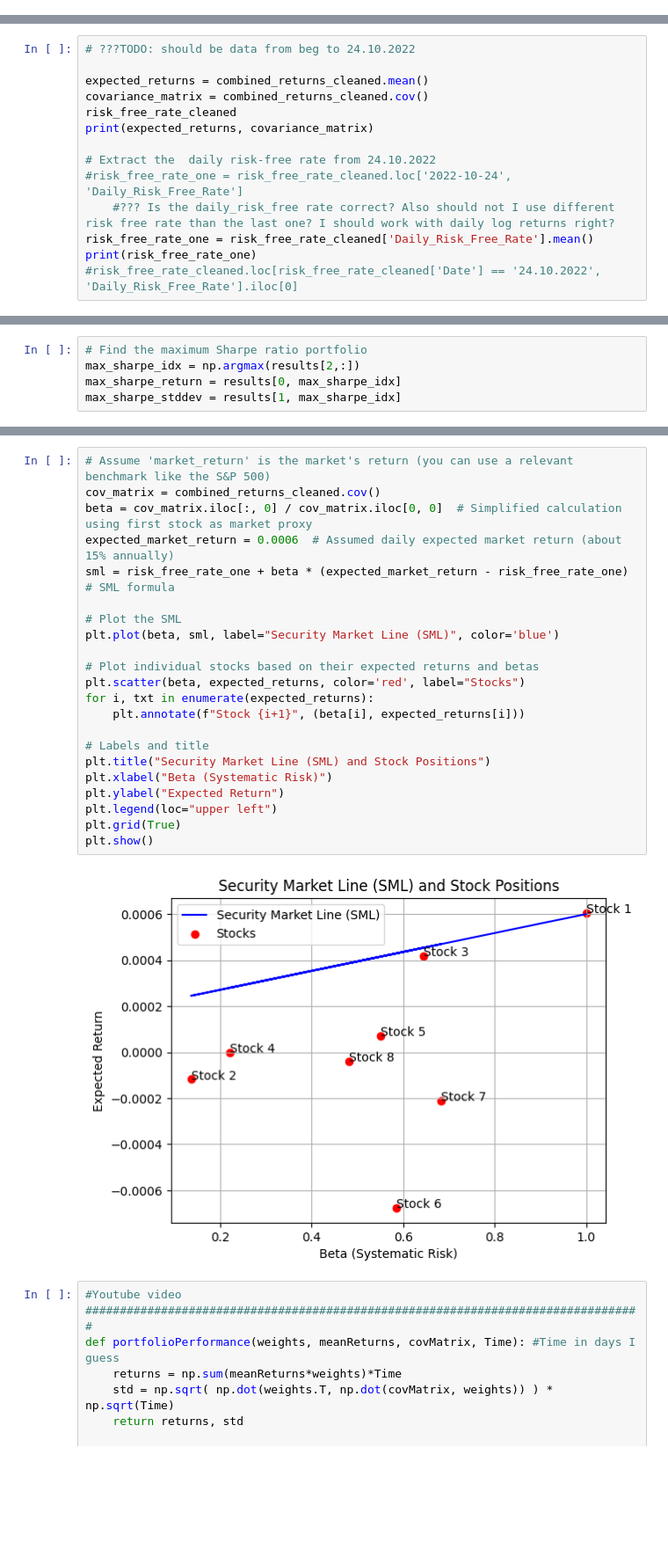
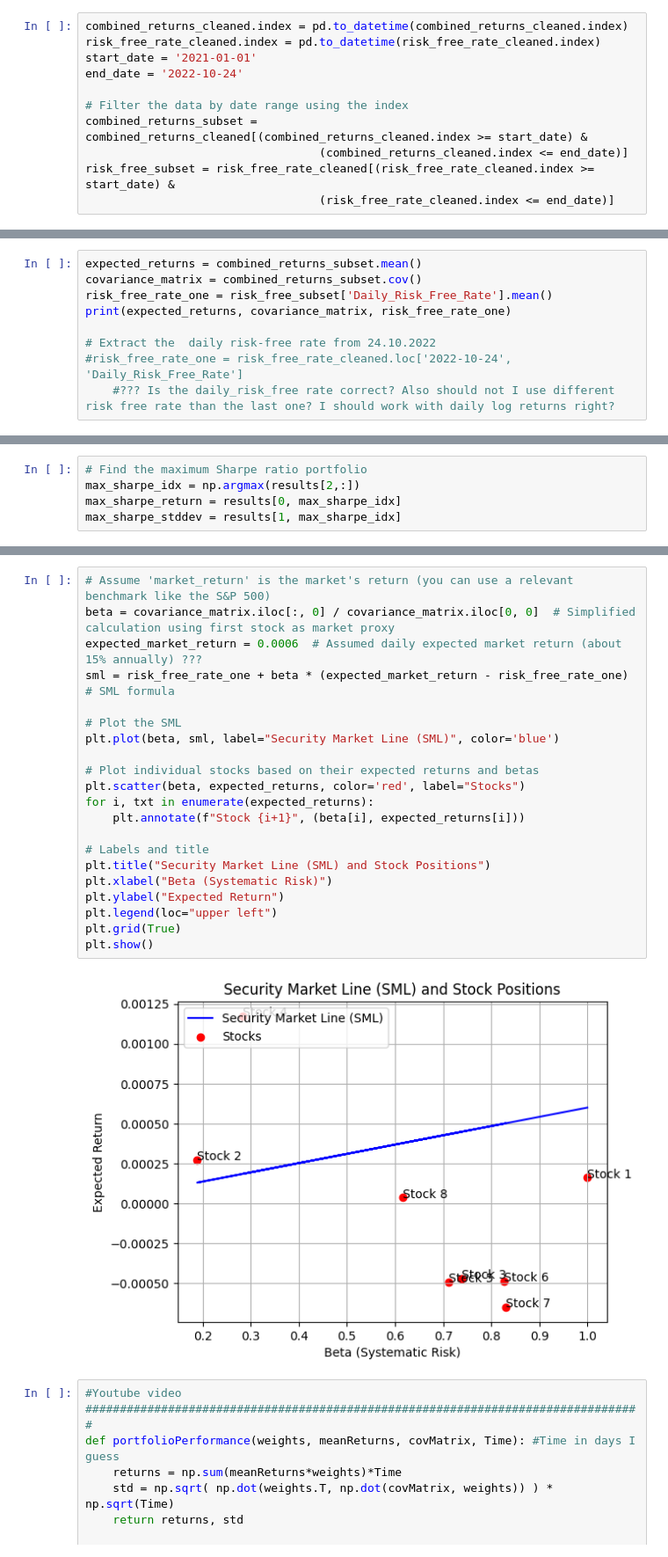
Before and after one commit to ancabenca/ds2-hw, a Jupyter notebook: Projekt -AnalyzaInvestic/AI-ABE.ipynb, the cells around one changed output, grey strips where cells are left out. Shown at 88% size. Cells and saved outputs as stored; diff of their text form; blank space fills up the shorter version.

```diff
--- a/Projekt -AnalyzaInvestic/AI-ABE.ipynb
+++ b/Projekt -AnalyzaInvestic/AI-ABE.ipynb
@@ -624,3 +622,14 @@ plot_stock_data_comparisons(all_data)
 [figure]
 # %% [markdown]
 # Efficient Portfolios
+# %%
+combined_returns_cleaned.index = pd.to_datetime(combined_returns_cleaned.index)
+risk_free_rate_cleaned.index = pd.to_datetime(risk_free_rate_cleaned.index)
+start_date = '2021-01-01'
+end_date = '2022-10-24'
+
+# Filter the data by date range using the index
+combined_returns_subset = combined_returns_cleaned[(combined_returns_cleaned.index >= start_date) &
+                                  (combined_returns_cleaned.index <= end_date)]
+risk_free_subset = risk_free_rate_cleaned[(risk_free_rate_cleaned.index >= start_date) &
+                                  (risk_free_rate_cleaned.index <= end_date)]
@@ -627,15 +653,10 @@ plot_stock_data_comparisons(all_data)
 # %%
-# ???TODO: should be data from beg to 24.10.2022
-
-expected_returns = combined_returns_cleaned.mean()
-covariance_matrix = combined_returns_cleaned.cov()
-risk_free_rate_cleaned
-print(expected_returns, covariance_matrix)
+expected_returns = combined_returns_subset.mean()
+covariance_matrix = combined_returns_subset.cov()
+risk_free_rate_one = risk_free_subset['Daily_Risk_Free_Rate'].mean()
+print(expected_returns, covariance_matrix, risk_free_rate_one)
 
 # Extract the  daily risk-free rate from 24.10.2022
 #risk_free_rate_one = risk_free_rate_cleaned.loc['2022-10-24', 'Daily_Risk_Free_Rate']
     #??? Is the daily_risk_free rate correct? Also should not I use different risk free rate than the last one? I should work with daily log returns right?
-risk_free_rate_one = risk_free_rate_cleaned['Daily_Risk_Free_Rate'].mean()
-print(risk_free_rate_one)
-#risk_free_rate_cleaned.loc[risk_free_rate_cleaned['Date'] == '24.10.2022', 'Daily_Risk_Free_Rate'].iloc[0]
 # %% [output]
@@ -806,27 +833,26 @@ Text(0, 0.5, 'Expected Return')
 # %%
 # Assume 'market_return' is the market's return (you can use a relevant benchmark like the S&P 500)
-cov_matrix = combined_returns_cleaned.cov()
-beta = cov_matrix.iloc[:, 0] / cov_matrix.iloc[0, 0]  # Simplified calculation using first stock as market proxy
-expected_market_return = 0.0006  # Assumed daily expected market return (about 15% annually)
+beta = covariance_matrix.iloc[:, 0] / covariance_matrix.iloc[0, 0]  # Simplified calculation using first stock as market proxy
+expected_market_return = 0.0006  # Assumed daily expected market return (about 15% annually) ???
 sml = risk_free_rate_one + beta * (expected_market_return - risk_free_rate_one)  # SML formula
 
 # Plot the SML
 plt.plot(beta, sml, label="Security Market Line (SML)", color='blue')
 
 # Plot individual stocks based on their expected returns and betas
 plt.scatter(beta, expected_returns, color='red', label="Stocks")
 for i, txt in enumerate(expected_returns):
     plt.annotate(f"Stock {i+1}", (beta[i], expected_returns[i]))
 
 # Labels and title
 plt.title("Security Market Line (SML) and Stock Positions")
 plt.xlabel("Beta (Systematic Risk)")
 plt.ylabel("Expected Return")
 plt.legend(loc="upper left")
 plt.grid(True)
 plt.show()
 # %% [output]
-[figure, old version]
+[figure, new version]
 # %%
 #Youtube video
 #################################################################################
```
Also changed, not shown: parts of 13 cells of this notebook.
